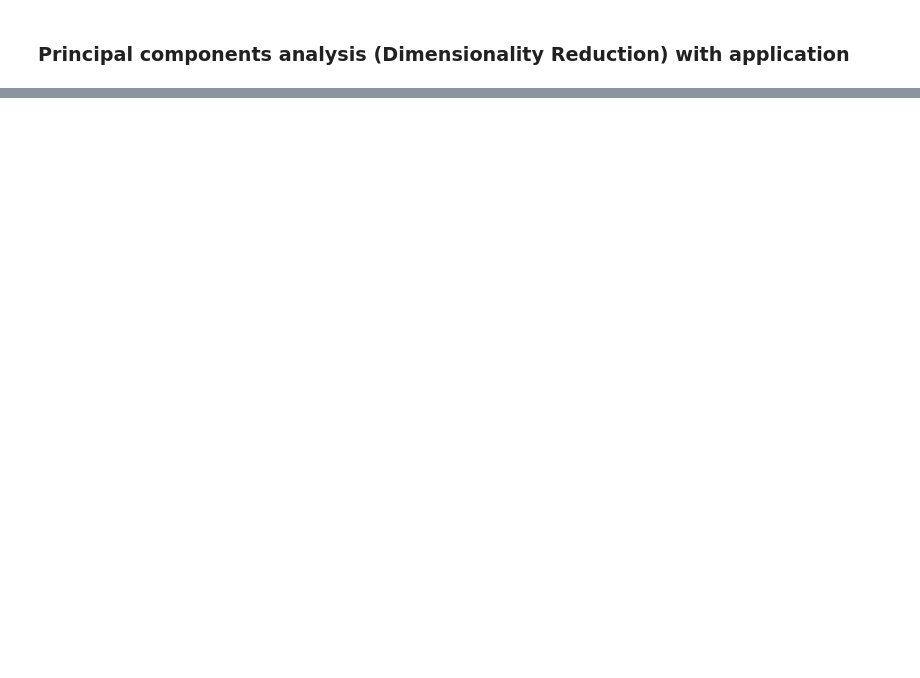
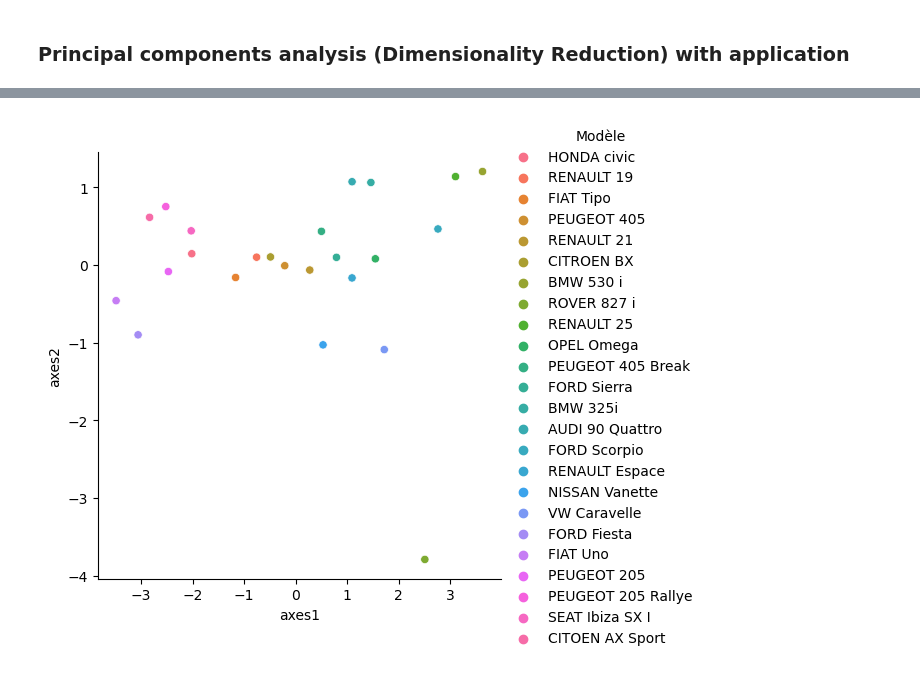
Before and after one commit to AliMehizel/pca_eda, a Jupyter notebook: PCA_eda.ipynb, the cells around one changed output, grey strips where cells are left out. Saved outputs shown, nothing was run; the diff lists cells and outputs as text; code cells hidden in the pictures; blank space fills up the shorter version.

```diff
--- a/PCA_eda.ipynb
+++ b/PCA_eda.ipynb
@@ -228,0 +223,4 @@ Figure(1000x1000)
+# %%
+scatter_plot(axes_df)
+# %% [output]
+[figure, added]
```
Also changed, not shown: parts of 22 cells of this notebook.
